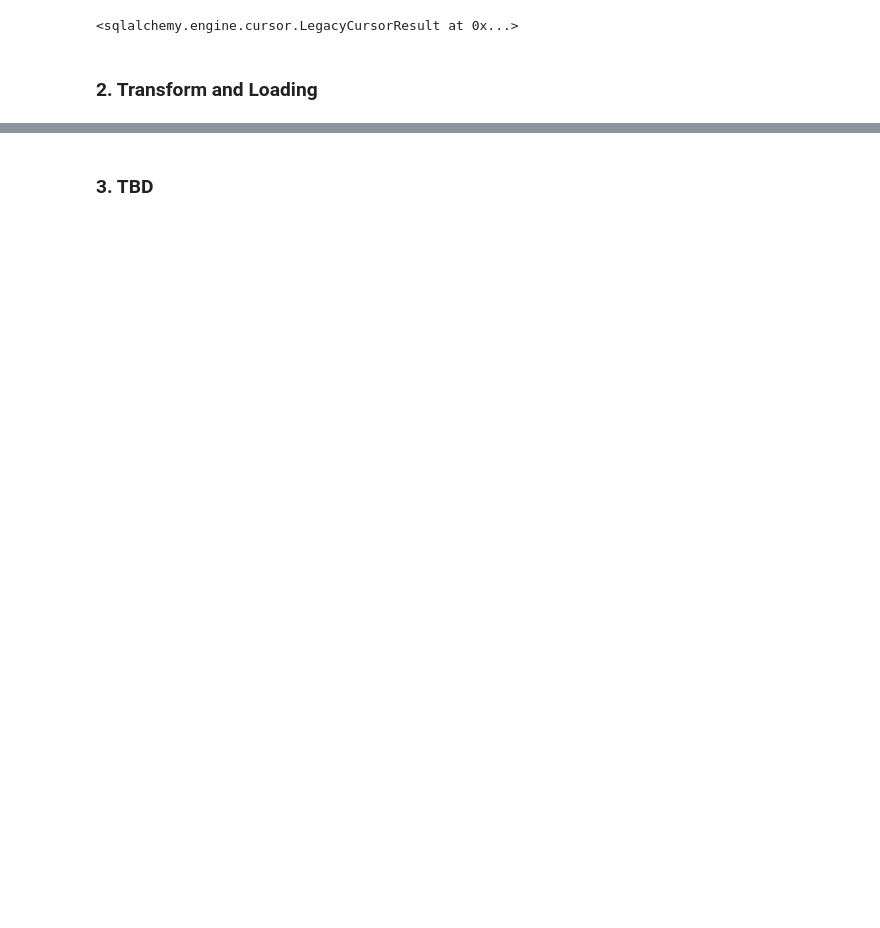
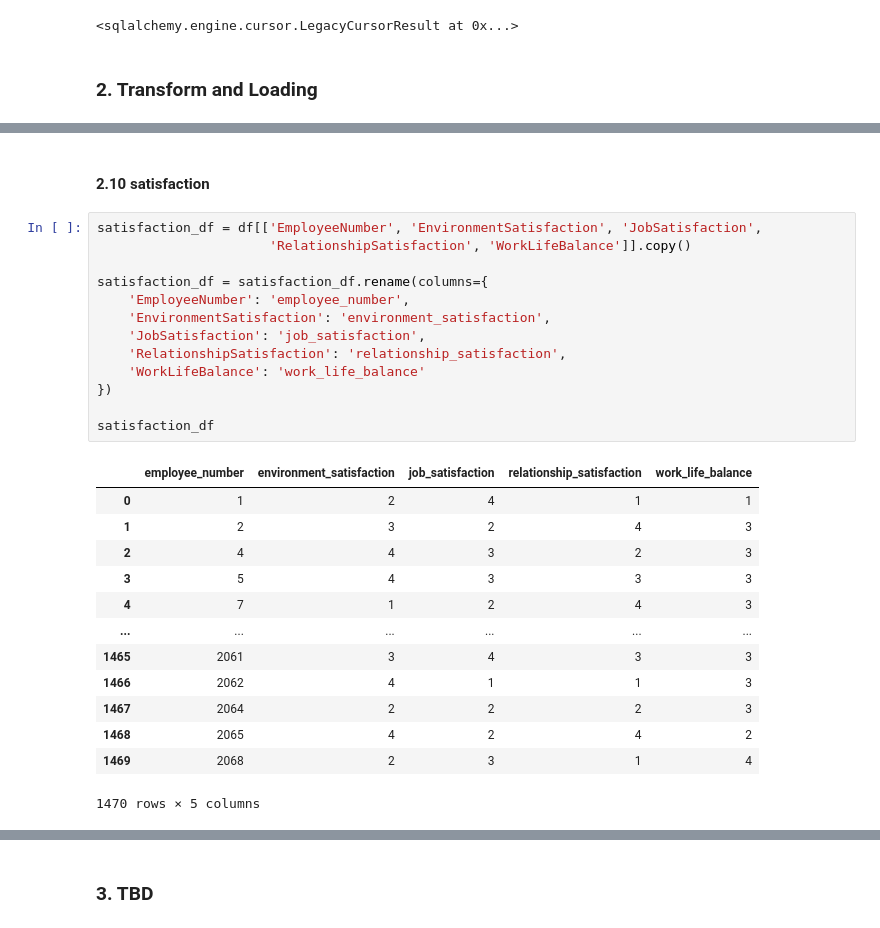
Before and after one commit to XiangdongWang3/hr-etl-pipeline, a Jupyter notebook: M.S. of AA/APAN 5310 SQL/5310_Project/5310_ETL.ipynb, the cells around one changed output, grey strips where cells are left out. Cells and saved outputs as stored; diff of their text form; blank space fills up the shorter version.

```diff
--- a/M.S. of AA/APAN 5310 SQL/5310_Project/5310_ETL.ipynb
+++ b/M.S. of AA/APAN 5310 SQL/5310_Project/5310_ETL.ipynb
@@ -188,0 +495,29 @@ connection.execute(stmt)
+# %% [markdown]
+#### 2.10 satisfaction
+# %%
+satisfaction_df = df[['EmployeeNumber', 'EnvironmentSatisfaction', 'JobSatisfaction',
+                      'RelationshipSatisfaction', 'WorkLifeBalance']].copy()
+
+satisfaction_df = satisfaction_df.rename(columns={
+    'EmployeeNumber': 'employee_number',
+    'EnvironmentSatisfaction': 'environment_satisfaction',
+    'JobSatisfaction': 'job_satisfaction',
+    'RelationshipSatisfaction': 'relationship_satisfaction',
+    'WorkLifeBalance': 'work_life_balance'
+})
+
+satisfaction_df
+# %% [output]
+|  | employee_number | environment_satisfaction | job_satisfaction | relationship_satisfaction | work_life_balance |
+| 0 | 1 | 2 | 4 | 1 | 1 |
+| 1 | 2 | 3 | 2 | 4 | 3 |
+| 2 | 4 | 4 | 3 | 2 | 3 |
+| 3 | 5 | 4 | 3 | 3 | 3 |
+| 4 | 7 | 1 | 2 | 4 | 3 |
+| ... | ... | ... | ... | ... | ... |
+| 1465 | 2061 | 3 | 4 | 3 | 3 |
+| 1466 | 2062 | 4 | 1 | 1 | 3 |
+| 1467 | 2064 | 2 | 2 | 2 | 3 |
+| 1468 | 2065 | 4 | 2 | 4 | 2 |
+| 1469 | 2068 | 2 | 3 | 1 | 4 |
+1470 rows × 5 columns
```
Also changed, not shown: parts of 42 cells of this notebook.
